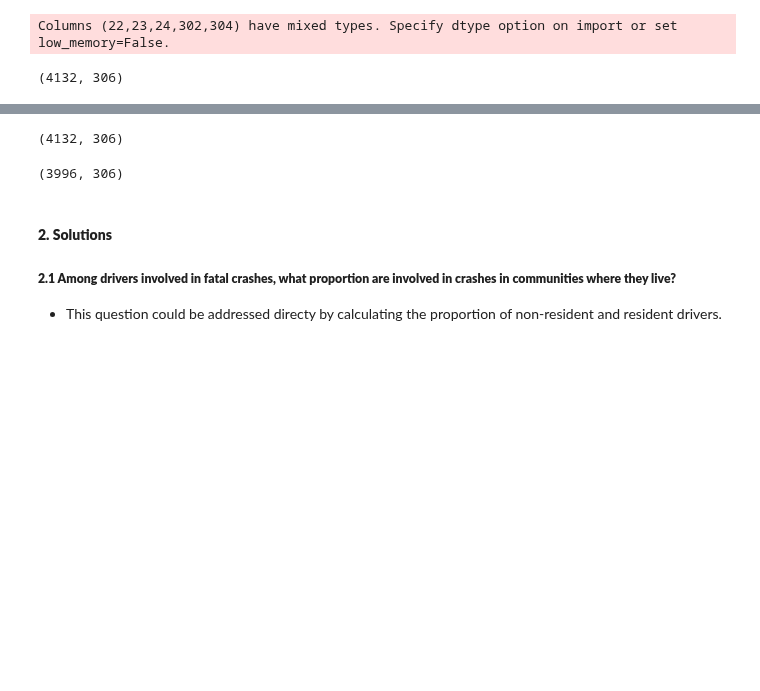
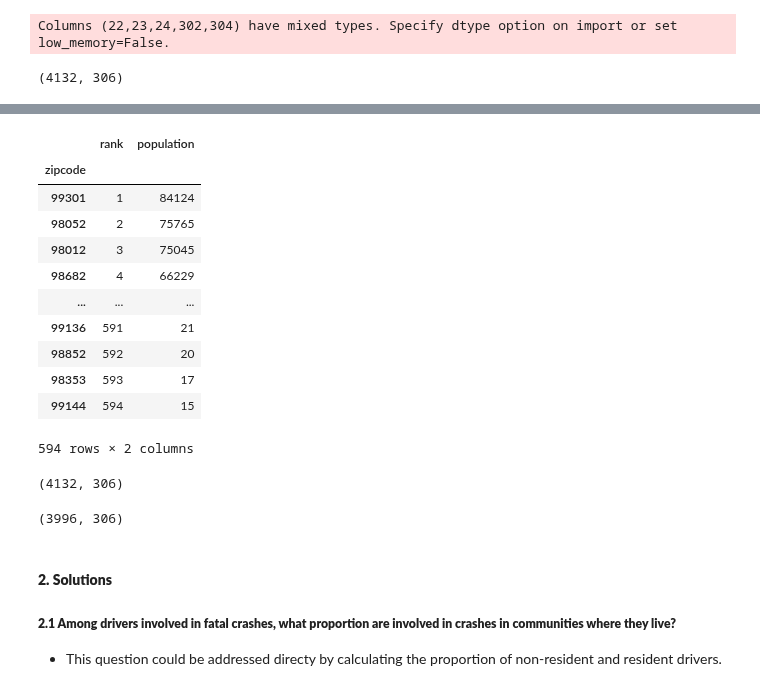
Before and after one commit to Chacoon3/Info-Challenge-2023, a Jupyter notebook: code_py/analysis.ipynb, the cells around one changed output, grey strips where cells are left out. Cells and saved outputs as stored; diff of their text form; code cells hidden in the pictures; blank space fills up the shorter version.

```diff
--- a/code_py/analysis.ipynb
+++ b/code_py/analysis.ipynb
@@ -59,3 +67,30 @@ Columns (22,23,24,302,304) have mixed types. Specify dtype option on import or s
+# %%
+df_data_popdensity = df_data_popdensity
+df_data_popdensity.columns = ['rank', 'zipcode', 'population']
+df_data_popdensity.population = df_data_popdensity.population.map(
+    lambda s: int(re.sub(pattern=r',', repl='', string = s))
+)
+
+df_data_popdensity = df_data_popdensity.sort_values(
+    by = 'population', ascending=False
+).set_index(
+    drop=True, keys='zipcode'
+)
+
+df_data_popdensity
+# %% [output]
+|  | rank | population |
+| zipcode |  |  |
+| 99301 | 1 | 84124 |
+| 98052 | 2 | 75765 |
+| 98012 | 3 | 75045 |
+| 98682 | 4 | 66229 |
+| ... | ... | ... |
+| 99136 | 591 | 21 |
+| 98852 | 592 | 20 |
+| 98353 | 593 | 17 |
+| 99144 | 594 | 15 |
+594 rows × 2 columns
 # %%
 # drop rows which do not have a valid event zipcode
 
```
Also changed, not shown: parts of 12 cells of this notebook, 1 other file.
